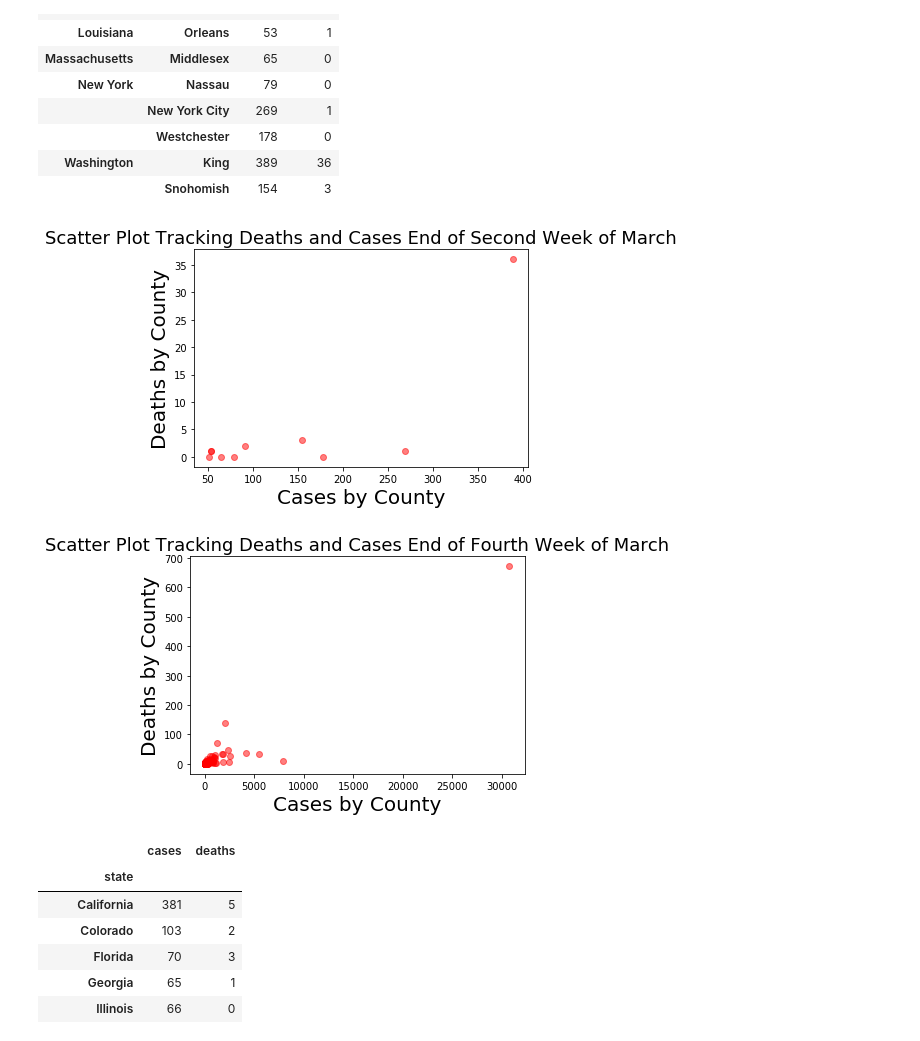
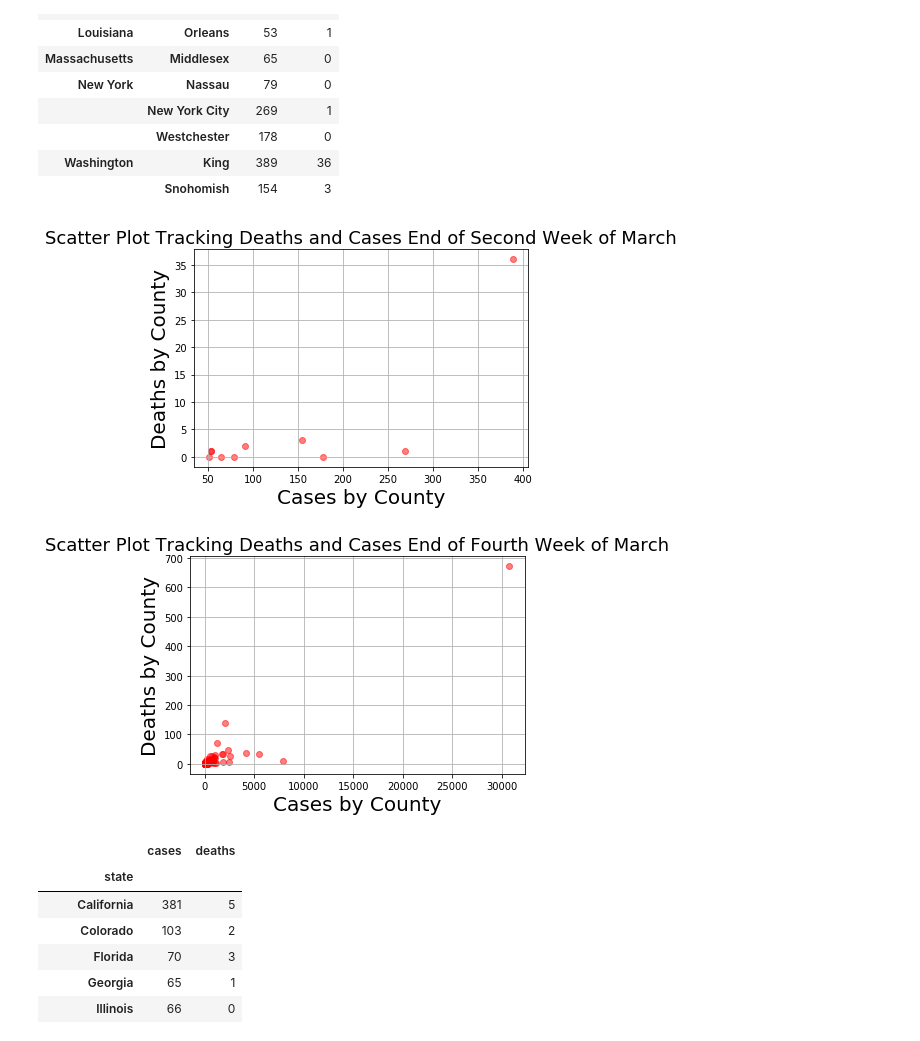
Before and after one commit to irwinmier96/Extra_Side_Projects, a Jupyter notebook: Coronavirus Cases by U.S County 2020/covid_reports_scatter.ipynb, the cells around one changed output. Cells and saved outputs as stored; diff of their text form; code cells hidden in the pictures.

```diff
--- a/Coronavirus Cases by U.S County 2020/covid_reports_charts.ipynb
+++ b/Coronavirus Cases by U.S County 2020/covid_reports_scatter.ipynb
@@ -62,14 +62,16 @@ march_week_2_county
 # %%
 #Start with a scatter plot for second week and fourth week of March
 plt.scatter('cases','deaths', alpha = 0.5, color = 'red', data=march_week_2_county)
 
 plt.xlabel("Cases by County", size=20)
 plt.ylabel("Deaths by County", size=20)
 plt.title("Scatter Plot Tracking Deaths and Cases End of Second Week of March", size=18)
 
+plt.grid()
+plt.savefig("Visualizations/Scatter_March_14th_Deaths_vs_Cases_US_County")
 plt.show()
 # %% [output]
-[figure, old version]
+[figure, new version]
 # %%
 march_week_4_df = pd.DataFrame(data, columns = ['date', 'county', 'state', 'cases', 'deaths'])
 
@@ -85,9 +87,11 @@ plt.xlabel("Cases by County", size=20)
 plt.ylabel("Deaths by County", size=20)
 plt.title("Scatter Plot Tracking Deaths and Cases End of Fourth Week of March", size=18)
 
+plt.grid()
+plt.savefig("Visualizations/Scatter_Plot_March_28th_Tracking_Deaths_vs_Cases_by_County")
 plt.show()
 # %% [output]
-[figure, old version]
+[figure, new version]
 # %%
 #Do it by state
 march_week_2_state = pd.DataFrame(data, columns = ['date', 'county', 'state', 'cases', 'deaths'])
```
Also changed, not shown: parts of 6 cells of this notebook, 11 other files.
